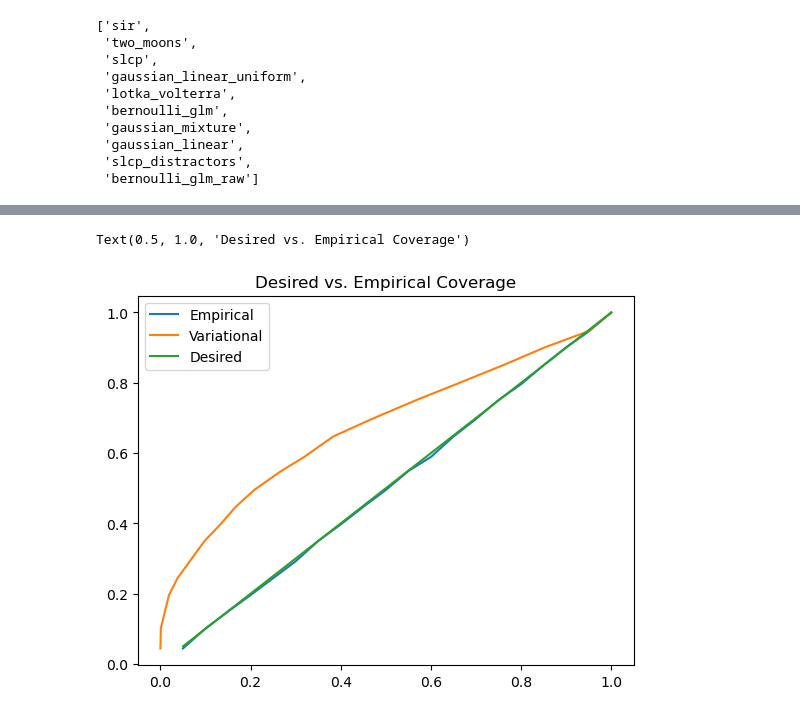
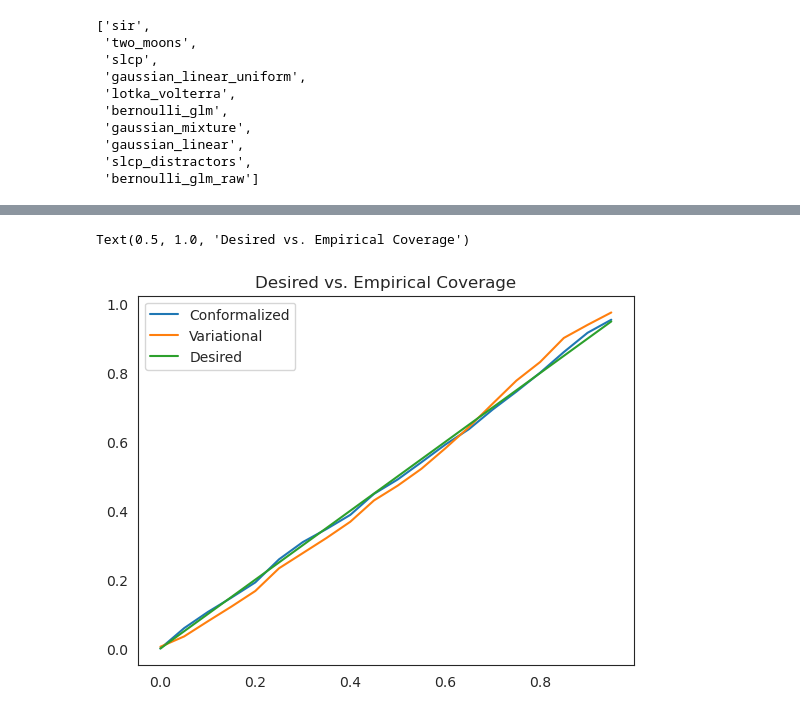
Before and after one commit to yashpatel5400/canvi, a Jupyter notebook: canvi/conformalize_sbibm.ipynb, the cells around one changed output, grey strips where cells are left out. Cells and saved outputs as stored; diff of their text form; code cells hidden in the pictures.

```diff
--- a/canvi/conformalize_sbibm.ipynb
+++ b/canvi/conformalize_sbibm.ipynb
@@ -120,26 +136,35 @@ plot(j=5, x=test_x, theta=test_theta, encoder=encoder)
 def assess_coverage(coverage_trials = 1000, num_coverage_pts = 20):
     test_theta, test_x = generate_data(coverage_trials, return_theta=True)
 
-    empirical_coverages = np.zeros(num_coverage_pts)
+    conformal_coverages = np.zeros(num_coverage_pts)
     variational_coverages = np.zeros(num_coverage_pts)
-    desired_coverages = [(1 / num_coverage_pts) * (k + 1) for k in range(num_coverage_pts)]
+    desired_coverages = [(1 / num_coverage_pts) * k for k in range(num_coverage_pts)]
     quantiles = np.array([1 / np.quantile(cal_scores, q = coverage) for coverage in desired_coverages])
 
     for j in range(coverage_trials):
         predicted_lps = encoder.log_prob(test_theta[j].view(1,-1).to(device), test_x[j].view(1,-1).to(device)).detach()
         predicted_prob = predicted_lps.cpu().exp().numpy()
-        empirical_coverages += predicted_prob > quantiles
+        conformal_coverages += predicted_prob > quantiles
 
-        empirical_theta_dist = encoder.sample(10_000, test_x[j].view(1,-1).to(device)).cpu().detach().numpy()[0]
+        discretization = .01
+        vals = torch.arange(-1., 1., discretization)
+        eval_pts = torch.cartesian_prod(vals, vals)
+        X, Y = torch.meshgrid(vals, vals)
+        lps = encoder.log_prob(eval_pts.to(device), test_x[j].view(1,-1).repeat(eval_pts.shape[0],1).to(device)).detach()
+        Z = lps.view(X.shape).cpu().exp().numpy()
+
+        unnorm_probabilities = Z.flatten()
+        total_mass = np.sum(unnorm_probabilities)
+        sorted_indices = np.argsort(unnorm_probabilities)[::-1]
+        probabilities = unnorm_probabilities[sorted_indices] / total_mass
+        cdf = np.cumsum(probabilities)
+
+        var_quantiles = np.zeros(quantiles.shape)
         for k, desired_coverage in enumerate(desired_coverages):
-            alpha = (1 - desired_coverage) / 2
-            lower_quantile = np.quantile(empirical_theta_dist, q = alpha, axis=0)
-            upper_quantile = np.quantile(empirical_theta_dist, q = 1 - alpha, axis=0)
-            variational_coverages[k] += int(
-                np.all(lower_quantile <= test_theta[j].cpu().detach().numpy()) and
-                np.all(test_theta[j].cpu().detach().numpy() <= upper_quantile)
-            )
+            quantile_idx = np.where(cdf > desired_coverage)[0][0]
+            var_quantiles[k] = unnorm_probabilities[sorted_indices[quantile_idx]]
+        variational_coverages += predicted_prob > var_quantiles
 
-    return empirical_coverages / coverage_trials, variational_coverages / coverage_trials, desired_coverages
+    return conformal_coverages / coverage_trials, variational_coverages / coverage_trials, desired_coverages
 # %%
-empirical_coverages, variational_coverages, desired_coverages = assess_coverage()
+conformal_coverages, variational_coverages, desired_coverages = assess_coverage()
@@ -152,9 +171,9 @@ X = torch.linalg.solve_triangular(A, B). (Triggered internally at ../aten/src/AT
 # %%
-plt.plot(desired_coverages, empirical_coverages, label="Empirical")
-plt.plot(variational_coverages, empirical_coverages, label="Variational")
+plt.plot(desired_coverages, conformal_coverages, label="Conformalized")
+plt.plot(desired_coverages, variational_coverages, label="Variational")
 plt.plot(desired_coverages, desired_coverages, label="Desired")
 plt.legend()
 plt.title("Desired vs. Empirical Coverage")
 # %% [output]
 Text(0.5, 1.0, 'Desired vs. Empirical Coverage')
-[figure, old version]
+[figure, new version]
```
Also changed, not shown: parts of 3 cells of this notebook.
